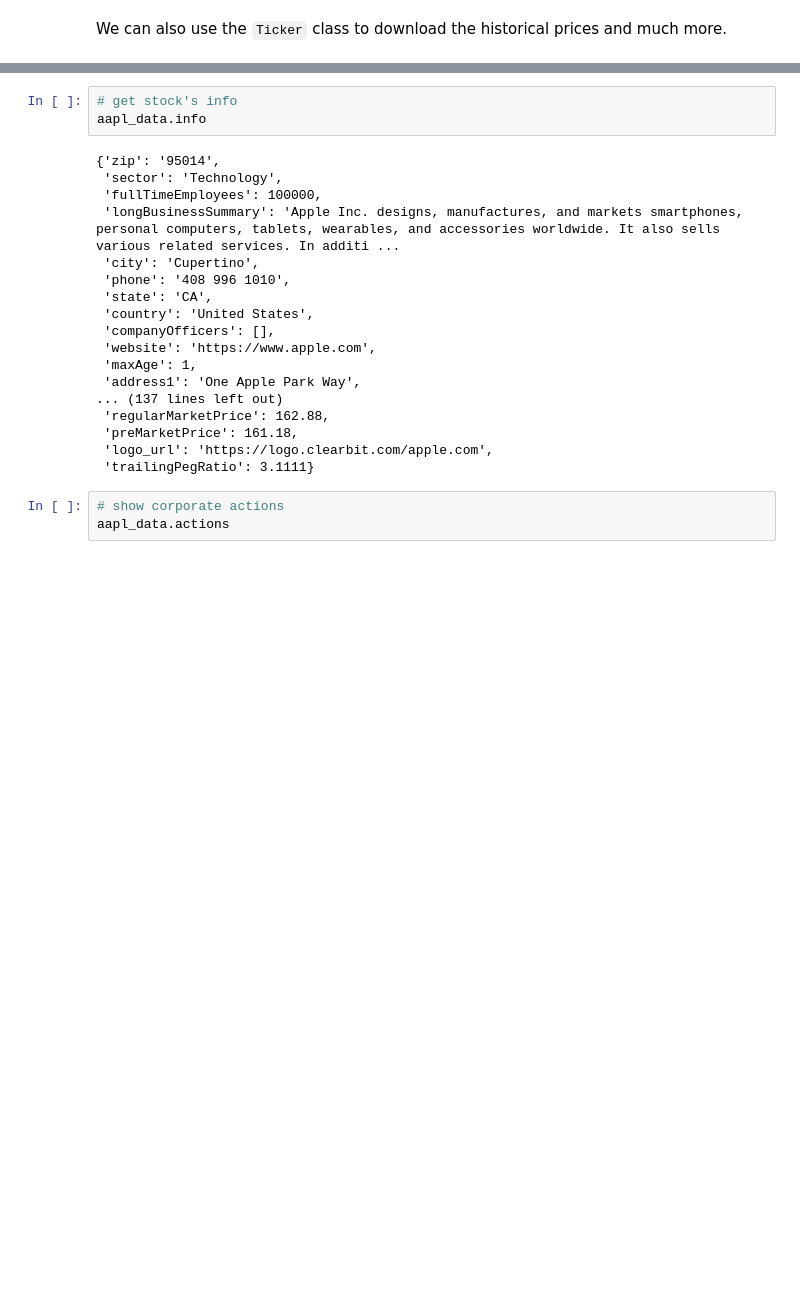
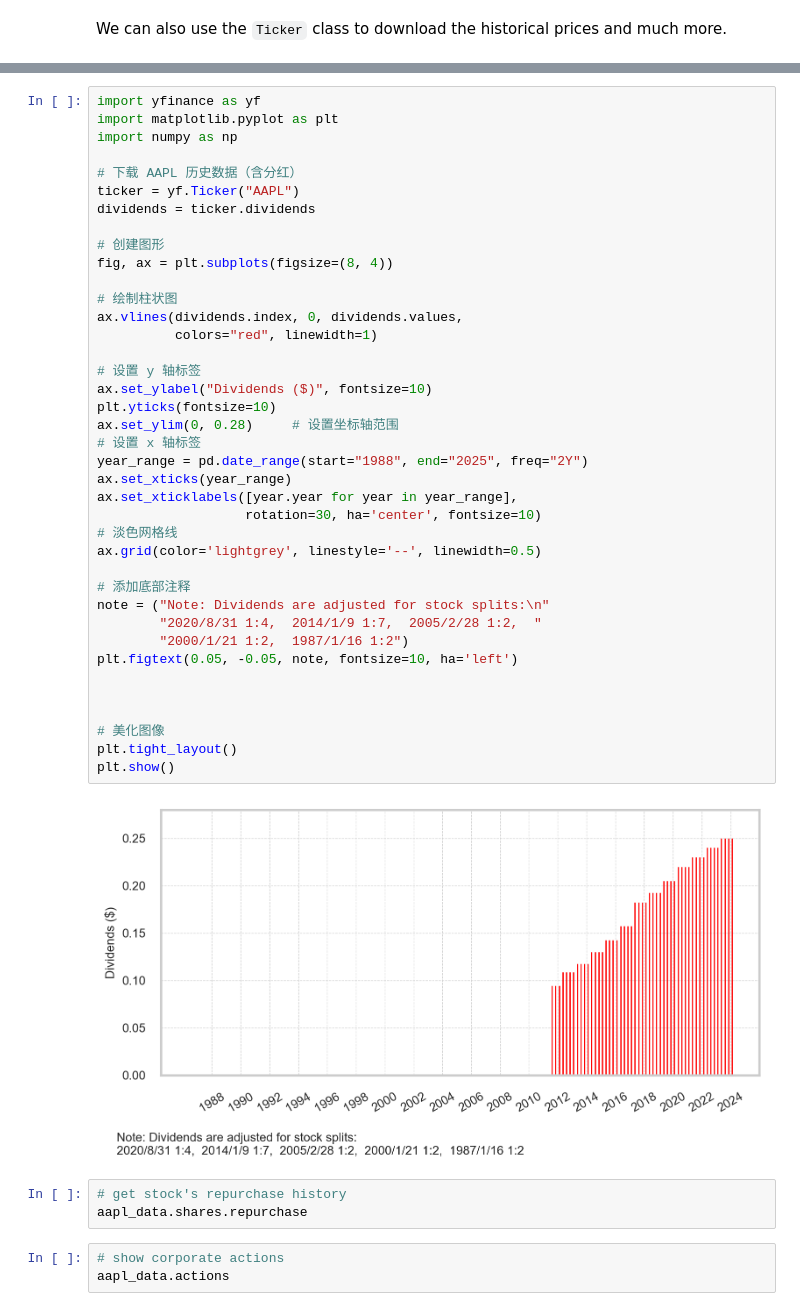
Before and after one commit to arlionn/Python-for-Finance-Cookbook-2E, a Jupyter notebook: 01_acquiring_financial_data/chapter_1.ipynb, the cells around one changed output, grey strips where cells are left out. Cells and saved outputs as stored; diff of their text form; blank space fills up the shorter version.

```diff
--- a/01_acquiring_financial_data/chapter_1.ipynb
+++ b/01_acquiring_financial_data/chapter_1.ipynb
@@ -89,24 +234,47 @@ aapl_data.history()
+# %%
+import yfinance as yf
+import matplotlib.pyplot as plt
+import numpy as np
+
+# 下载 AAPL 历史数据（含分红）
+ticker = yf.Ticker("AAPL")
+dividends = ticker.dividends
+
+# 创建图形
+fig, ax = plt.subplots(figsize=(8, 4))
+
+# 绘制柱状图
+ax.vlines(dividends.index, 0, dividends.values,
+          colors="red", linewidth=1)
+
+# 设置 y 轴标签
+ax.set_ylabel("Dividends ($)", fontsize=10)
+plt.yticks(fontsize=10)
+ax.set_ylim(0, 0.28)     # 设置坐标轴范围
+# 设置 x 轴标签
+year_range = pd.date_range(start="1988", end="2025", freq="2Y")
+ax.set_xticks(year_range)
+ax.set_xticklabels([year.year for year in year_range],
+                   rotation=30, ha='center', fontsize=10)
+# 淡色网格线
+ax.grid(color='lightgrey', linestyle='--', linewidth=0.5)
+
+# 添加底部注释
+note = ("Note: Dividends are adjusted for stock splits:\n"
+        "2020/8/31 1:4,  2014/1/9 1:7,  2005/2/28 1:2,  "
+        "2000/1/21 1:2,  1987/1/16 1:2")
+plt.figtext(0.05, -0.05, note, fontsize=10, ha='left')
+
+
+
+# 美化图像
+plt.tight_layout()
+plt.show()
+# %% [output]
+[figure, added]
 # %%
-# get stock's info
-aapl_data.info
+# get stock's repurchase history
+aapl_data.shares.repurchase
-# %% [output]
-{'zip': '95014',
- 'sector': 'Technology',
- 'fullTimeEmployees': 100000,
- 'longBusinessSummary': 'Apple Inc. designs, manufactures, and markets smartphones, personal computers, tablets, wearables, and accessories worldwide. It also sells various related services. In additi ...
- 'city': 'Cupertino',
- 'phone': '408 996 1010',
- 'state': 'CA',
- 'country': 'United States',
- 'companyOfficers': [],
- 'website': 'https://www.apple.com',
- 'maxAge': 1,
- 'address1': 'One Apple Park Way',
-... (137 lines left out)
- 'regularMarketPrice': 162.88,
- 'preMarketPrice': 161.18,
- 'logo_url': 'https://logo.clearbit.com/apple.com',
- 'trailingPegRatio': 3.1111}
 # %%
 # show corporate actions
 aapl_data.actions
```
Also changed, not shown: parts of 22 cells of this notebook, 1 other file.
